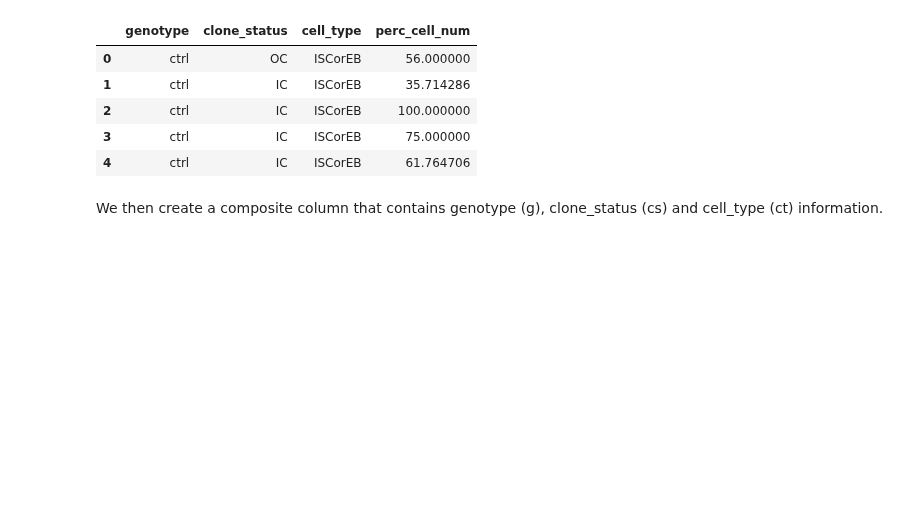
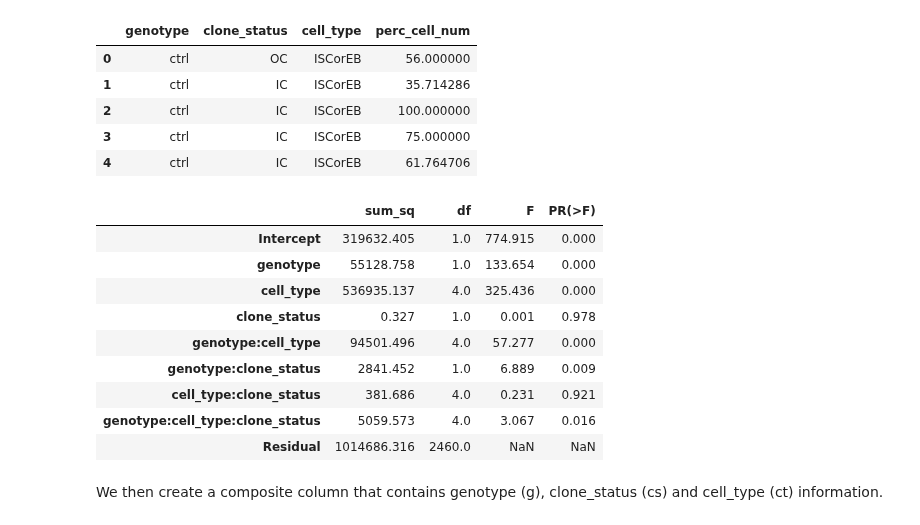
Before and after one commit to morriso1/clonedetective, a Jupyter notebook: 04_Tutorial_Downstream_Analysis_Python.ipynb, the cells around one changed output. Drawn from its saved outputs; the diff is of its cells as text; code cells hidden in the pictures; blank space fills up the shorter version.

```diff
--- a/04_Tutorial_Downstream_Analysis_Python.ipynb
+++ b/04_Tutorial_Downstream_Analysis_Python.ipynb
@@ -214,6 +233,26 @@ tidy_percentage_df.head()
 | 2 | ctrl | IC | ISCorEB | 100.000000 |
 | 3 | ctrl | IC | ISCorEB | 75.000000 |
 | 4 | ctrl | IC | ISCorEB | 61.764706 |
+# %%
+import statsmodels.api as sm
+
+
+lm_geno_cs = ols("perc_cell_num ~ genotype * cell_type * clone_status", data=tidy_percentage_df).fit()
+
+anova_lm_geno_cs = sm.stats.anova_lm(lm_geno_cs, typ='III')
+# %%
+anova_lm_geno_cs.round(3)
+# %% [output]
+|  | sum_sq | df | F | PR(>F) |
+| Intercept | 319632.405 | 1.0 | 774.915 | 0.000 |
+| genotype | 55128.758 | 1.0 | 133.654 | 0.000 |
+| cell_type | 536935.137 | 4.0 | 325.436 | 0.000 |
+| clone_status | 0.327 | 1.0 | 0.001 | 0.978 |
+| genotype:cell_type | 94501.496 | 4.0 | 57.277 | 0.000 |
+| genotype:clone_status | 2841.452 | 1.0 | 6.889 | 0.009 |
+| cell_type:clone_status | 381.686 | 4.0 | 0.231 | 0.921 |
+| genotype:cell_type:clone_status | 5059.573 | 4.0 | 3.067 | 0.016 |
+| Residual | 1014686.316 | 2460.0 | NaN | NaN |
 # %% [markdown]
 We then create a composite column that contains genotype (g), clone_status (cs) and cell_type (ct) information.
 # %%
```
Also changed, not shown: parts of 4 cells of this notebook, 6 other files.
